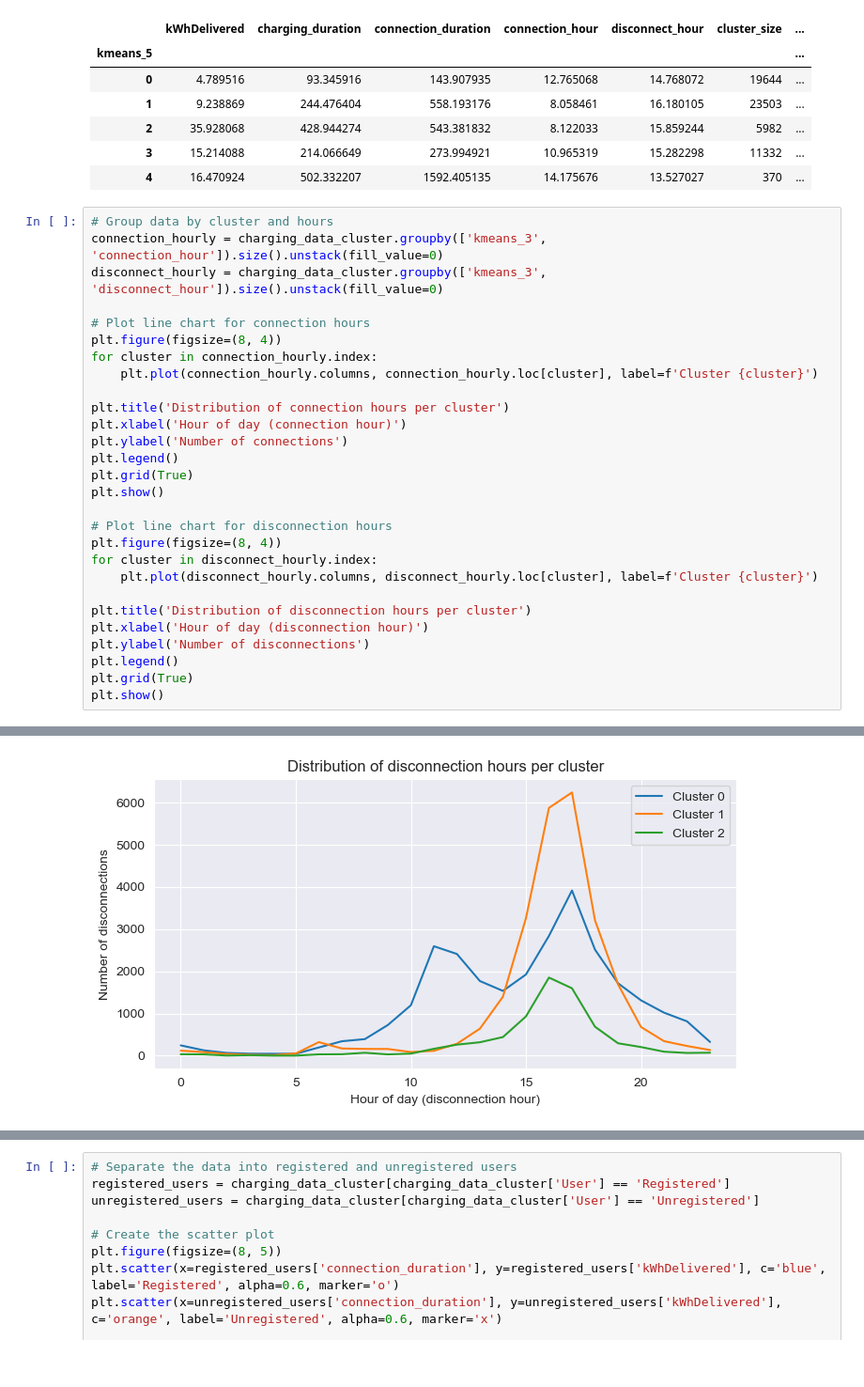
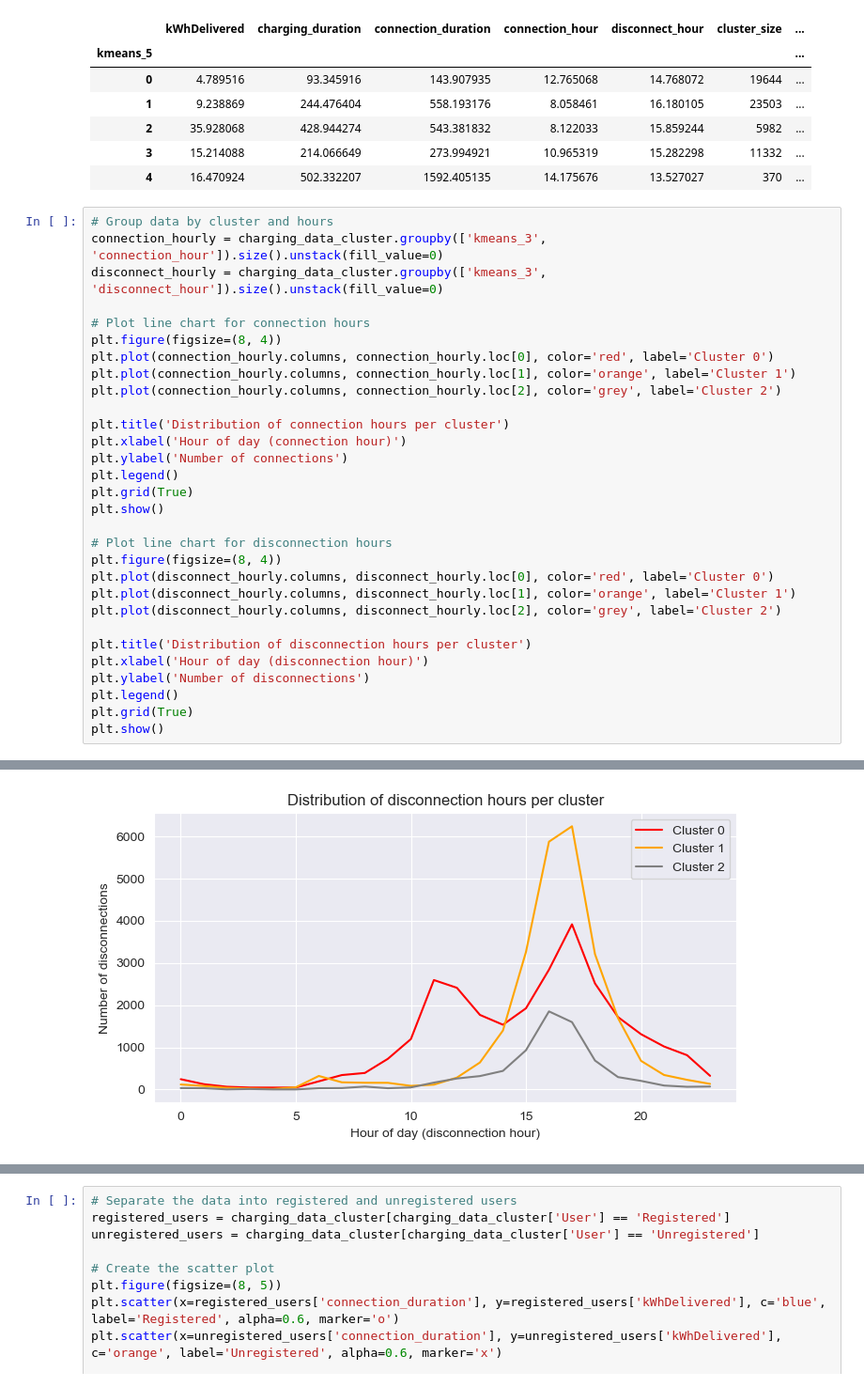
Before and after one commit to pmoll01/AA2024_Groupwork_DynamoData, a Jupyter notebook: Task_3.ipynb, the cells around one changed output, grey strips where cells are left out. Shown at 94% size. Cells and saved outputs as stored; diff of their text form.

```diff
--- a/Task_3.ipynb
+++ b/Task_3.ipynb
@@ -191,8 +191,9 @@ disconnect_hourly = charging_data_cluster.groupby(['kmeans_3', 'disconnect_hour'
 
 # Plot line chart for connection hours
 plt.figure(figsize=(8, 4))
-for cluster in connection_hourly.index:
-    plt.plot(connection_hourly.columns, connection_hourly.loc[cluster], label=f'Cluster {cluster}')
+plt.plot(connection_hourly.columns, connection_hourly.loc[0], color='red', label='Cluster 0')
+plt.plot(connection_hourly.columns, connection_hourly.loc[1], color='orange', label='Cluster 1')
+plt.plot(connection_hourly.columns, connection_hourly.loc[2], color='grey', label='Cluster 2')
 
 plt.title('Distribution of connection hours per cluster')
 plt.xlabel('Hour of day (connection hour)')
@@ -203,8 +204,9 @@ plt.show()
 
 # Plot line chart for disconnection hours
 plt.figure(figsize=(8, 4))
-for cluster in disconnect_hourly.index:
-    plt.plot(disconnect_hourly.columns, disconnect_hourly.loc[cluster], label=f'Cluster {cluster}')
+plt.plot(disconnect_hourly.columns, disconnect_hourly.loc[0], color='red', label='Cluster 0')
+plt.plot(disconnect_hourly.columns, disconnect_hourly.loc[1], color='orange', label='Cluster 1')
+plt.plot(disconnect_hourly.columns, disconnect_hourly.loc[2], color='grey', label='Cluster 2')
 
 plt.title('Distribution of disconnection hours per cluster')
 plt.xlabel('Hour of day (disconnection hour)')
@@ -217,4 +219,4 @@ plt.show()
-[figure, old version]
+[figure, new version]
 # %%
 # Group data by cluster and site
 site_cluster_counts = charging_data_cluster.groupby(['siteID', 'kmeans_3']).size().unstack(fill_value=0)
```
Also changed, not shown: parts of 3 cells of this notebook, 1 other file.
